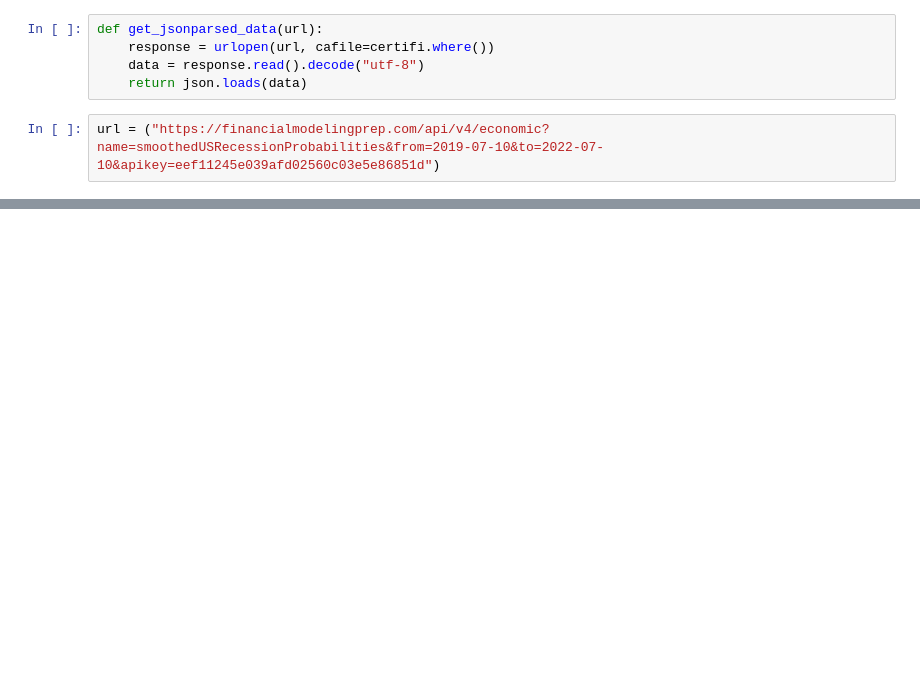
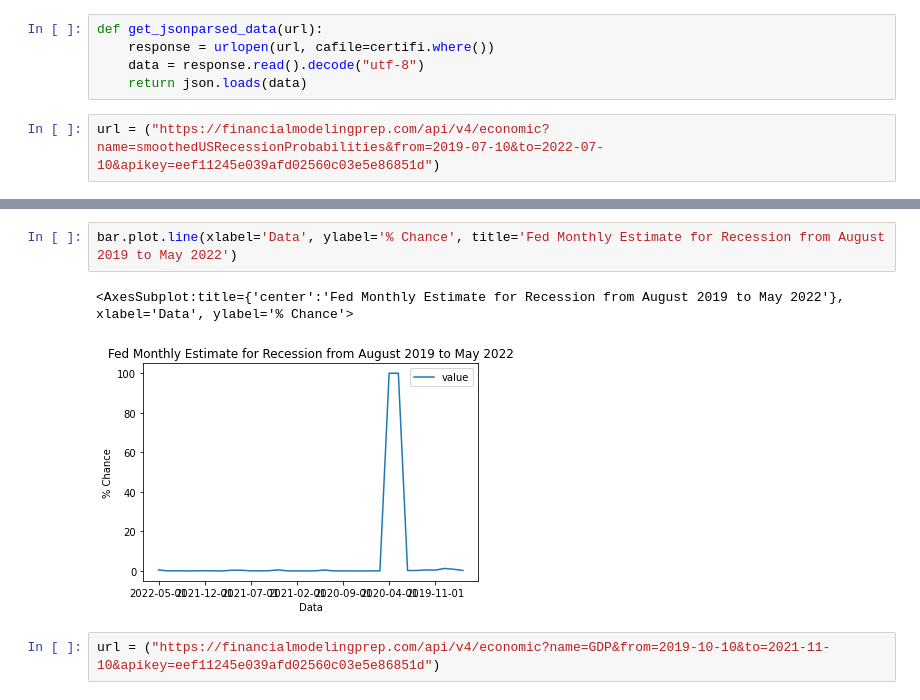
Before and after one commit to zeta1178/FinTech-Project1, a Jupyter notebook: earnings cal/earnings calendar and more.ipynb, the cells around one changed output, grey strips where cells are left out. Cells and saved outputs as stored; diff of their text form; blank space fills up the shorter version.

```diff
--- a/earnings cal/earnings calendar and more.ipynb
+++ b/earnings cal/earnings calendar and more.ipynb
@@ -204,0 +279,7 @@ url = ("https://financialmodelingprep.com/api/v4/economic?name=GDP&from=2019-10-
+# %%
+bar.plot.line(xlabel='Data', ylabel='% Chance', title='Fed Monthly Estimate for Recession from August 2019 to May 2022')
+# %% [output]
+<AxesSubplot:title={'center':'Fed Monthly Estimate for Recession from August 2019 to May 2022'}, xlabel='Data', ylabel='% Chance'>
+[figure, added]
+# %%
+url = ("https://financialmodelingprep.com/api/v4/economic?name=GDP&from=2019-10-10&to=2021-11-10&apikey=eef11245e039afd02560c03e5e86851d")
```
Also changed, not shown: parts of 21 cells of this notebook.
